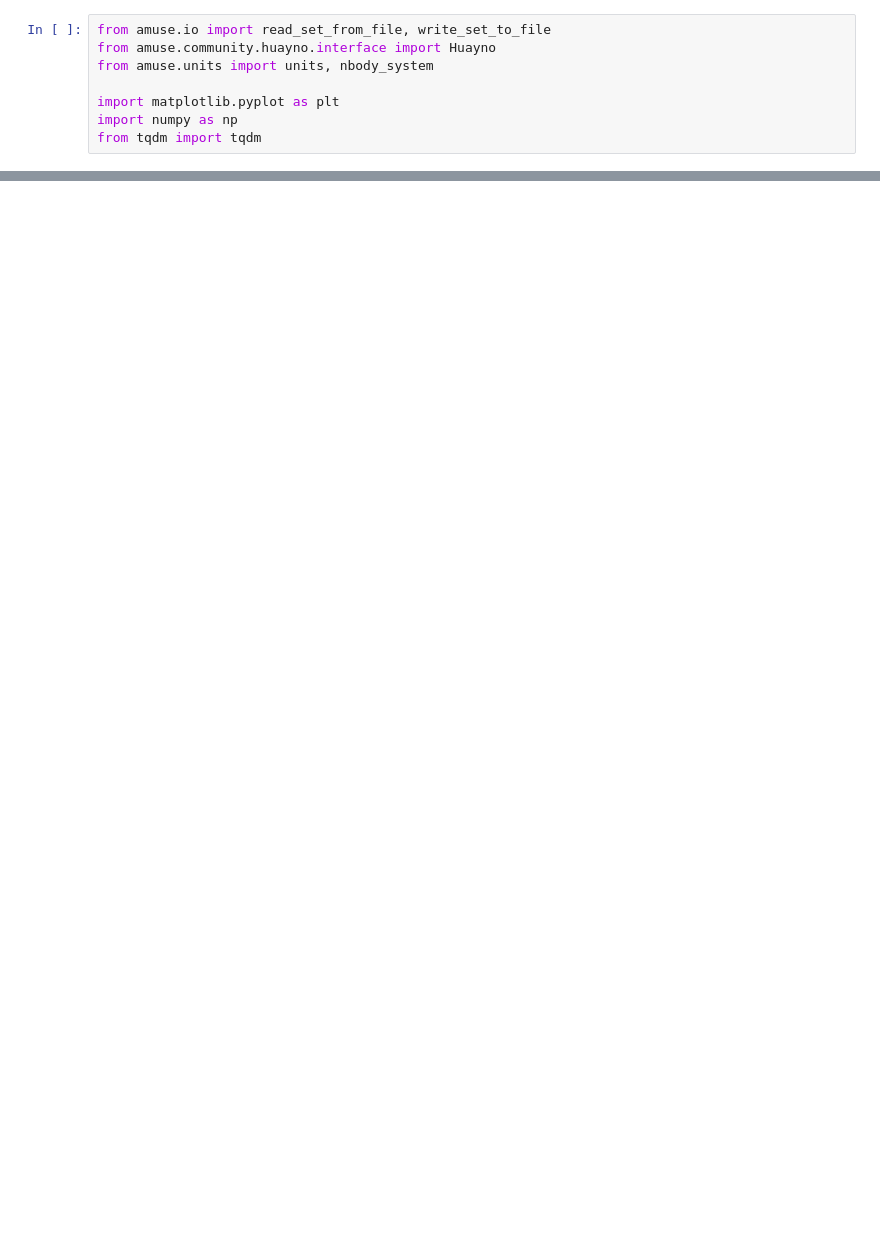
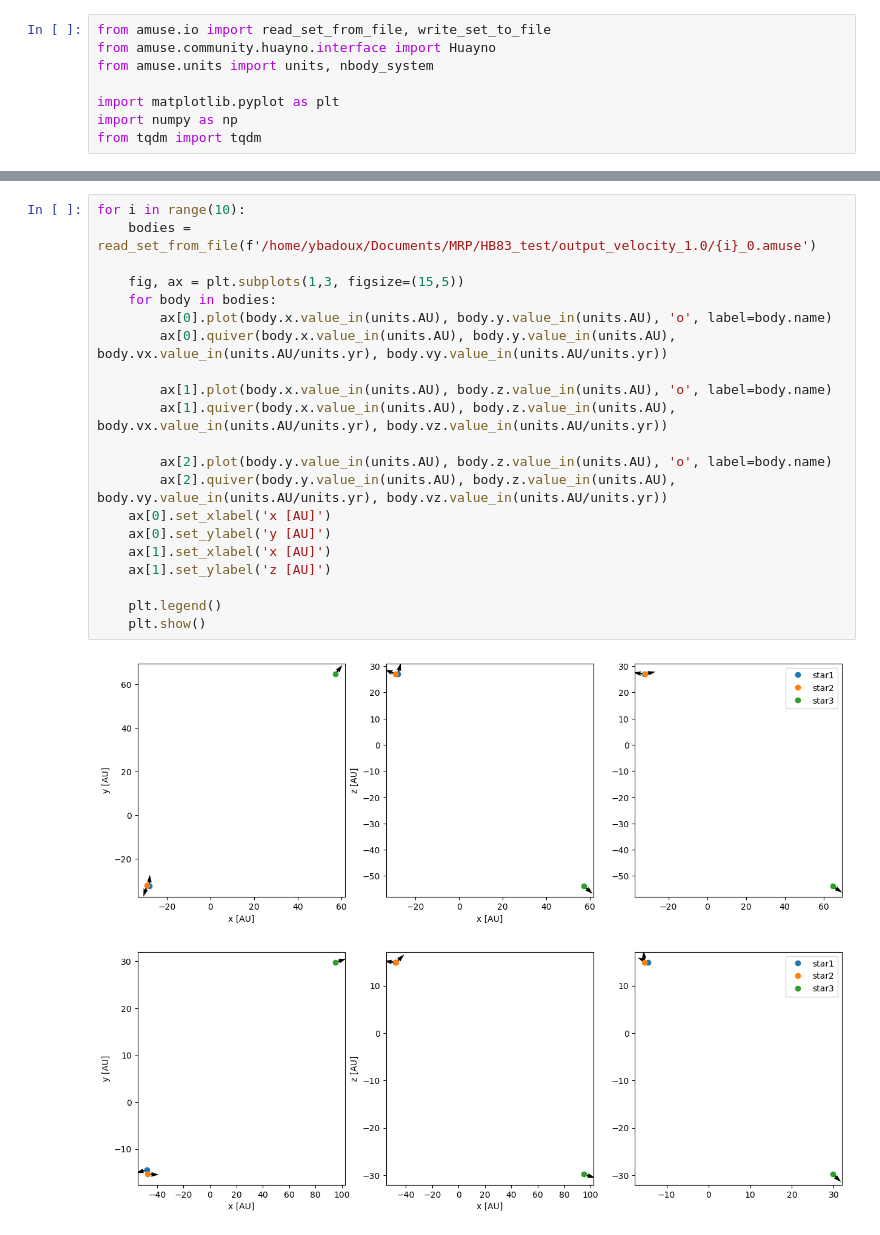
Before and after one commit to YannickBadoux/MRP, a Jupyter notebook: test.ipynb, the cells around one changed output, grey strips where cells are left out. Cells and saved outputs as stored; diff of their text form; blank space fills up the shorter version.

```diff
--- a/test.ipynb
+++ b/test.ipynb
@@ -59,0 +31,24 @@ plt.show()
+# %%
+for i in range(10):
+    bodies = read_set_from_file(f'/home/ybadoux/Documents/MRP/HB83_test/output_velocity_1.0/{i}_0.amuse')
+
+    fig, ax = plt.subplots(1,3, figsize=(15,5))
+    for body in bodies:
+        ax[0].plot(body.x.value_in(units.AU), body.y.value_in(units.AU), 'o', label=body.name)
+        ax[0].quiver(body.x.value_in(units.AU), body.y.value_in(units.AU), body.vx.value_in(units.AU/units.yr), body.vy.value_in(units.AU/units.yr))
+
+        ax[1].plot(body.x.value_in(units.AU), body.z.value_in(units.AU), 'o', label=body.name)
+        ax[1].quiver(body.x.value_in(units.AU), body.z.value_in(units.AU), body.vx.value_in(units.AU/units.yr), body.vz.value_in(units.AU/units.yr))
+
+        ax[2].plot(body.y.value_in(units.AU), body.z.value_in(units.AU), 'o', label=body.name)
+        ax[2].quiver(body.y.value_in(units.AU), body.z.value_in(units.AU), body.vy.value_in(units.AU/units.yr), body.vz.value_in(units.AU/units.yr))
+    ax[0].set_xlabel('x [AU]')
+    ax[0].set_ylabel('y [AU]')
+    ax[1].set_xlabel('x [AU]')
+    ax[1].set_ylabel('z [AU]')
+
+    plt.legend()
+    plt.show()
+# %% [output]
+[figure, added]
+[figure, added]
```
Also changed, not shown: parts of 7 cells of this notebook, 5 other files.
